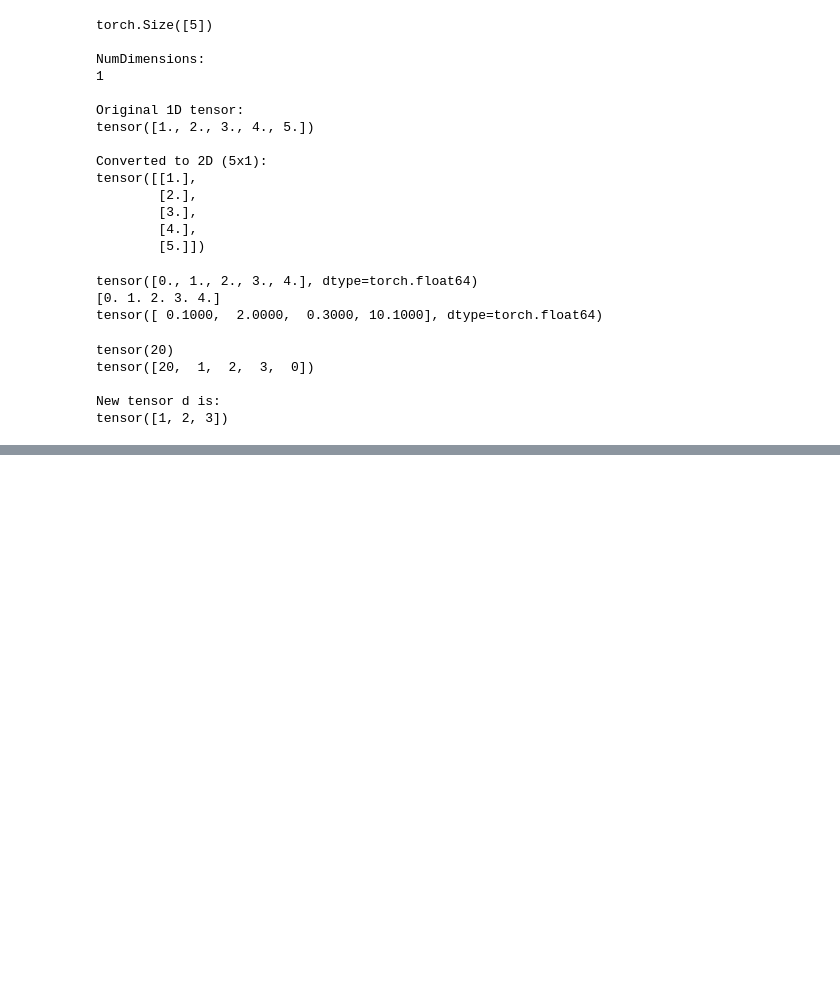
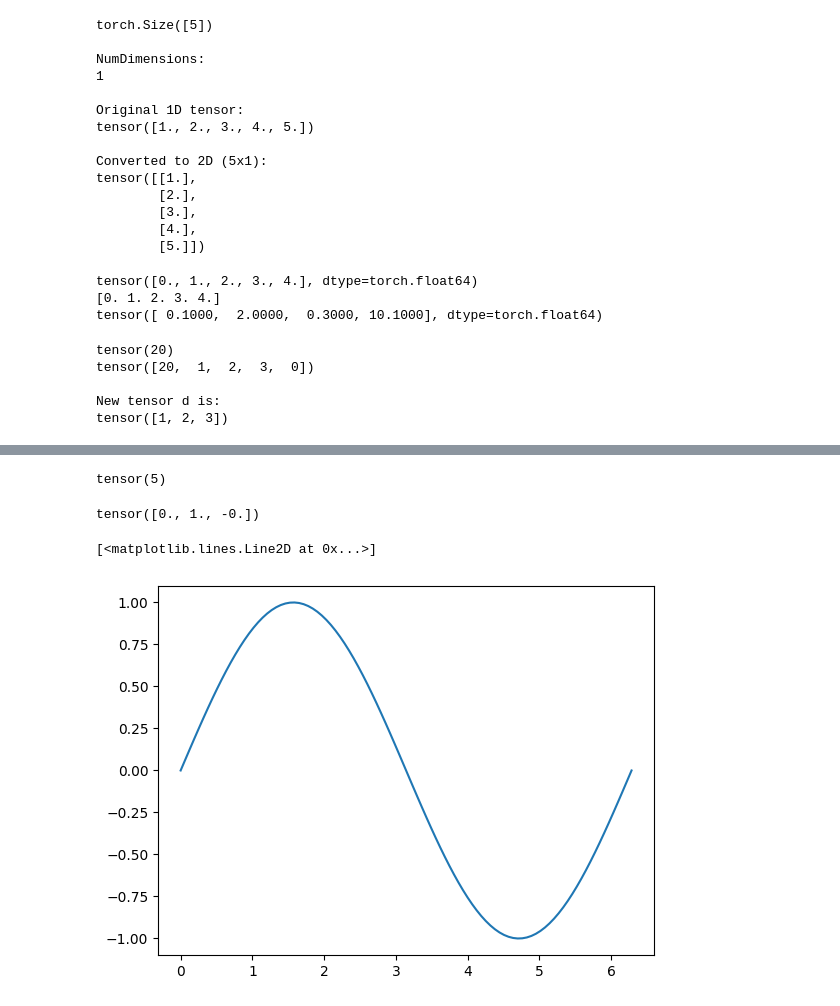
Before and after one commit to chrisryanleggett/AIML_Engineering_Porftolio, a Jupyter notebook: PyTorch/BasicTensorExamples.ipynb, the cells around one changed output, grey strips where cells are left out. Drawn from its saved outputs; the diff is of its cells as text; code cells hidden in the pictures; blank space fills up the shorter version.

Commit message:
Updated tensor manipulation examples

```diff
--- a/PyTorch/BasicTensorExamples.ipynb
+++ b/PyTorch/BasicTensorExamples.ipynb
@@ -148,0 +210,29 @@ tensor([1, 2, 3])
+# %%
+#Tensor universal functions
+
+#Max
+b=torch.tensor([1, -2, 3, 4, 5])
+max_b=b.max()
+print(max_b)
+# %% [output]
+tensor(5)
+# %%
+#Create custom functions
+np.pi
+x=torch.tensor([0, np.pi/2, np.pi])
+y= torch.sin(x) #assign the tensor to the tensor y , apply the sign component to each component of the vector
+print(y.round())
+# %% [output]
+tensor([0., 1., -0.])
+# %%
+#Use linspace to generate evenly spaced values
+x = torch.tensor([-2, -1.5, -1, -0.5, 0, 0.5, 1, 1.5, 2])
+x=torch.linspace(0, 2*np.pi, 100)
+y=torch.sin(x)
+
+import matplotlib.pyplot as plt
+%matplotlib inline
+plt.plot(x.numpy(),y.numpy()) #first argument converts tensor to np array
+# %% [output]
+[<matplotlib.lines.Line2D at 0x...>]
+[figure, added]
```
Also changed, not shown: parts of 2 cells of this notebook.
